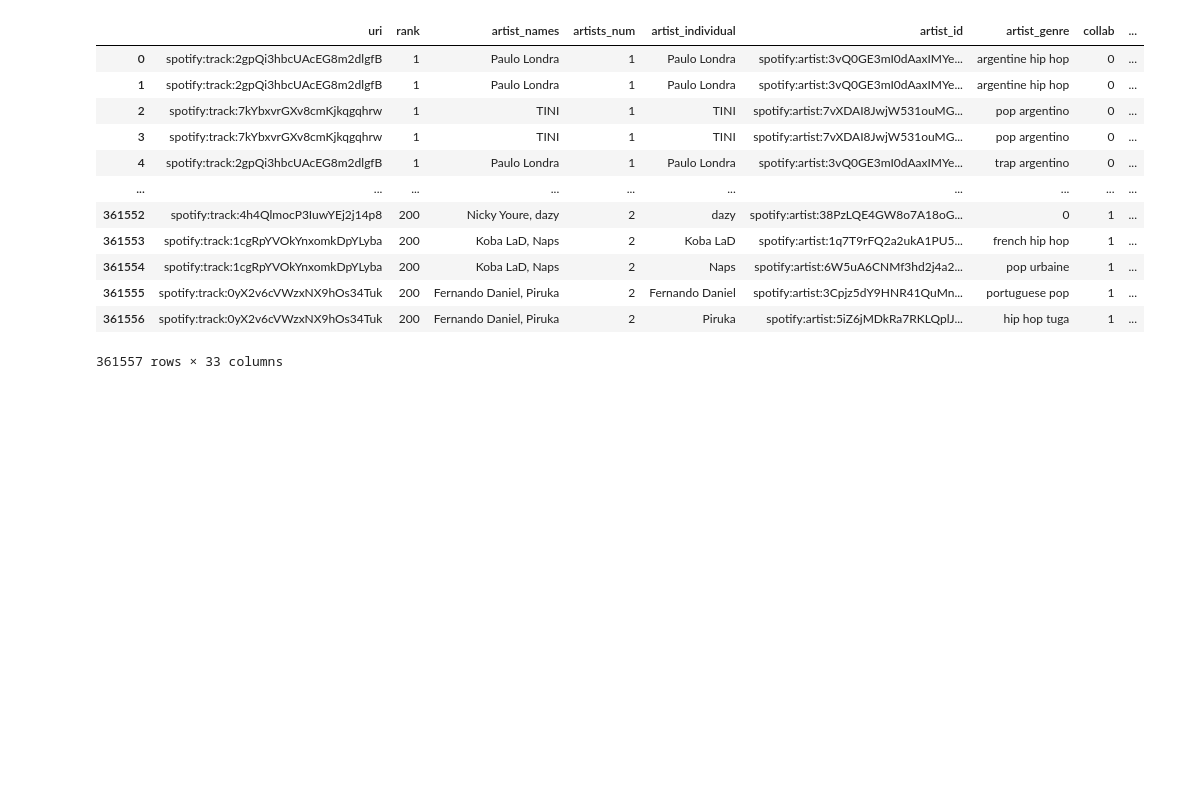
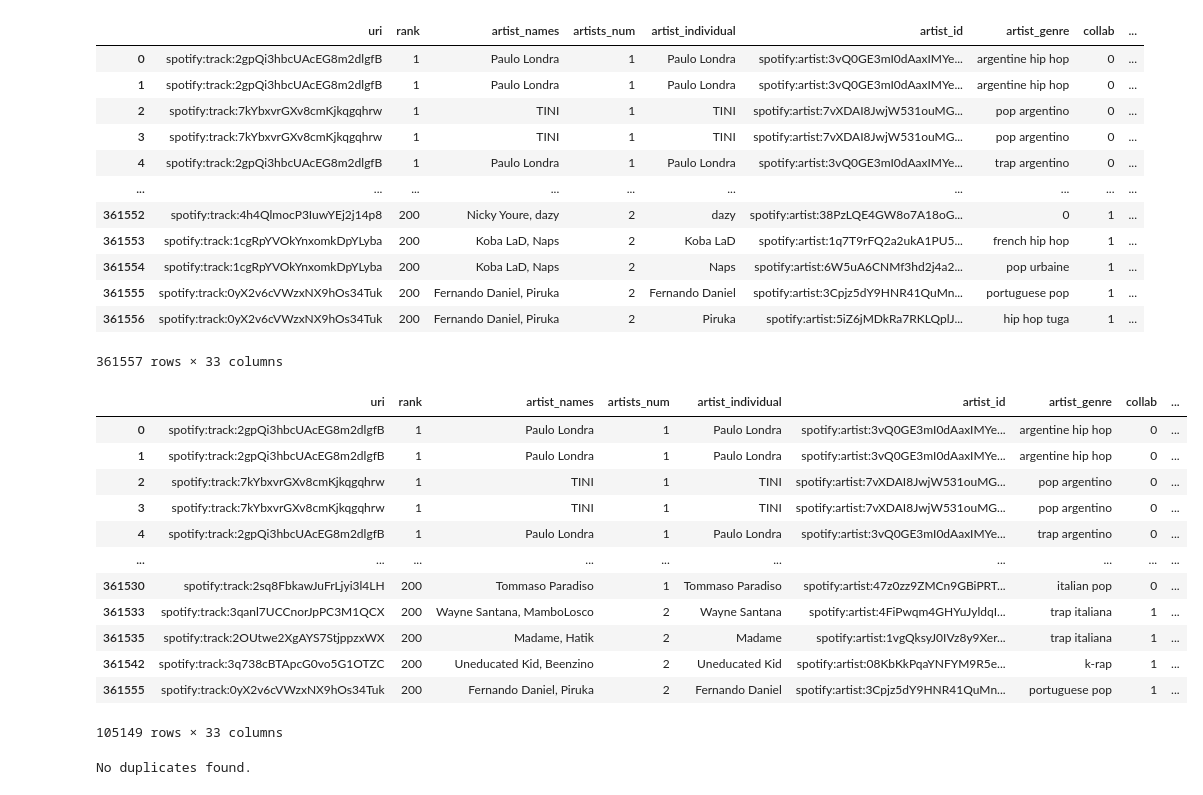
Before and after one commit to AndreasHaavik/BigDataSpotify, a Jupyter notebook: test.ipynb, the cells around one changed output. Cells and saved outputs as stored; diff of their text form; code cells hidden in the pictures; blank space fills up the shorter version.

Commit message:
cleaning of multiple URIs
We have removed instances where there are multiple artists by only having one combination of URI (used as song ID) and week number

```diff
--- a/test.ipynb
+++ b/test.ipynb
@@ -28,3 +28,40 @@ df
 | 361555 | spotify:track:0yX2v6cVWzxNX9hOs34Tuk | 200 | Fernando Daniel, Piruka | 2 | Fernando Daniel | spotify:artist:3Cpjz5dY9HNR41QuMn... | portuguese pop | 1 | ... |
 | 361556 | spotify:track:0yX2v6cVWzxNX9hOs34Tuk | 200 | Fernando Daniel, Piruka | 2 | Piruka | spotify:artist:5iZ6jMDkRa7RKLQplJ... | hip hop tuga | 1 | ... |
 361557 rows × 33 columns
+# %%
+import pandas as pd
+
+df = pd.read_excel('SpotifyData.xlsx')
+
+# Remove duplicates based on 'id' but keep entries from different weeks
+filtered_df = df.drop_duplicates(subset=['uri', 'week_number'])
+
+# Save the filtered DataFrame to a new CSV file
+filtered_df.to_excel('output_file_filtered.xlsx', index=False)
+# %%
+filtered_df
+# %% [output]
+|  | uri | rank | artist_names | artists_num | artist_individual | artist_id | artist_genre | collab | ... |
+| 0 | spotify:track:2gpQi3hbcUAcEG8m2dlgfB | 1 | Paulo Londra | 1 | Paulo Londra | spotify:artist:3vQ0GE3mI0dAaxIMYe... | argentine hip hop | 0 | ... |
+| 1 | spotify:track:2gpQi3hbcUAcEG8m2dlgfB | 1 | Paulo Londra | 1 | Paulo Londra | spotify:artist:3vQ0GE3mI0dAaxIMYe... | argentine hip hop | 0 | ... |
+| 2 | spotify:track:7kYbxvrGXv8cmKjkqgqhrw | 1 | TINI | 1 | TINI | spotify:artist:7vXDAI8JwjW531ouMG... | pop argentino | 0 | ... |
+| 3 | spotify:track:7kYbxvrGXv8cmKjkqgqhrw | 1 | TINI | 1 | TINI | spotify:artist:7vXDAI8JwjW531ouMG... | pop argentino | 0 | ... |
+| 4 | spotify:track:2gpQi3hbcUAcEG8m2dlgfB | 1 | Paulo Londra | 1 | Paulo Londra | spotify:artist:3vQ0GE3mI0dAaxIMYe... | trap argentino | 0 | ... |
+| ... | ... | ... | ... | ... | ... | ... | ... | ... | ... |
+| 361530 | spotify:track:2sq8FbkawJuFrLjyi3l4LH | 200 | Tommaso Paradiso | 1 | Tommaso Paradiso | spotify:artist:47z0zz9ZMCn9GBiPRT... | italian pop | 0 | ... |
+| 361533 | spotify:track:3qanl7UCCnorJpPC3M1QCX | 200 | Wayne Santana, MamboLosco | 2 | Wayne Santana | spotify:artist:4FiPwqm4GHYuJyldqI... | trap italiana | 1 | ... |
+| 361535 | spotify:track:2OUtwe2XgAYS7StjppzxWX | 200 | Madame, Hatik | 2 | Madame | spotify:artist:1vgQksyJ0IVz8y9Xer... | trap italiana | 1 | ... |
+| 361542 | spotify:track:3q738cBTApcG0vo5G1OTZC | 200 | Uneducated Kid, Beenzino | 2 | Uneducated Kid | spotify:artist:08KbKkPqaYNFYM9R5e... | k-rap | 1 | ... |
+| 361555 | spotify:track:0yX2v6cVWzxNX9hOs34Tuk | 200 | Fernando Daniel, Piruka | 2 | Fernando Daniel | spotify:artist:3Cpjz5dY9HNR41QuMn... | portuguese pop | 1 | ... |
+105149 rows × 33 columns
+# %%
+duplicate_rows = filtered_df[filtered_df.duplicated(subset=['uri', 'week_number'], keep=False)]
+
+# Print rows with duplicates
+if not duplicate_rows.empty:
+    print("Rows with duplicate 'uri' and 'week_number':")
+    print(duplicate_rows)
+else:
+    print("No duplicates found.")
+# %% [output]
+No duplicates found.
```
Also changed, not shown: parts of 1 cell of this notebook, 1 other file.
